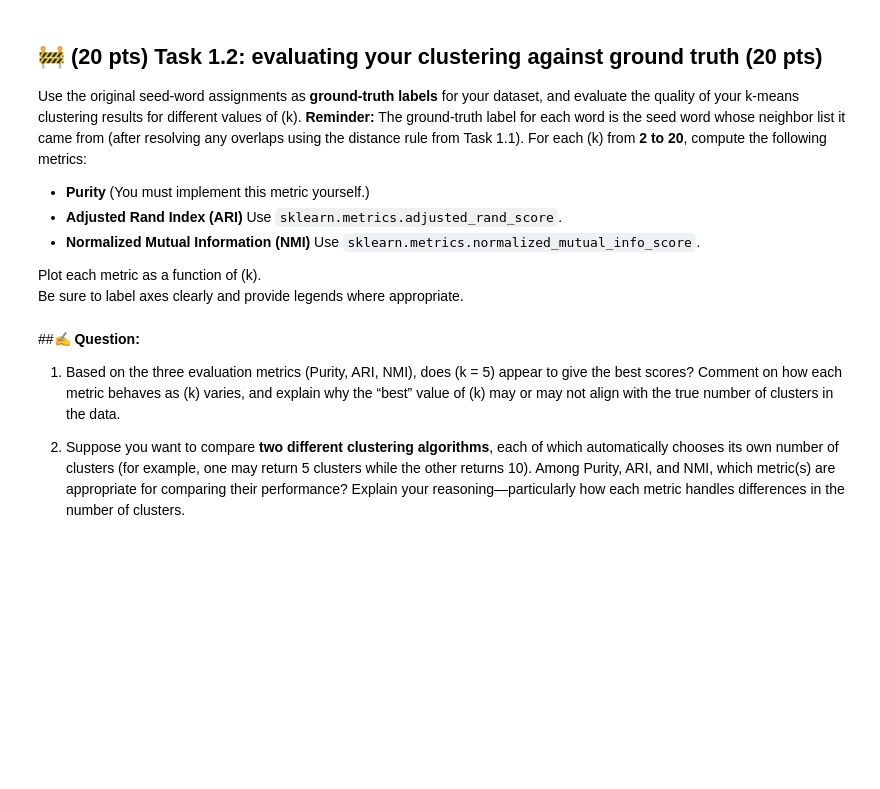
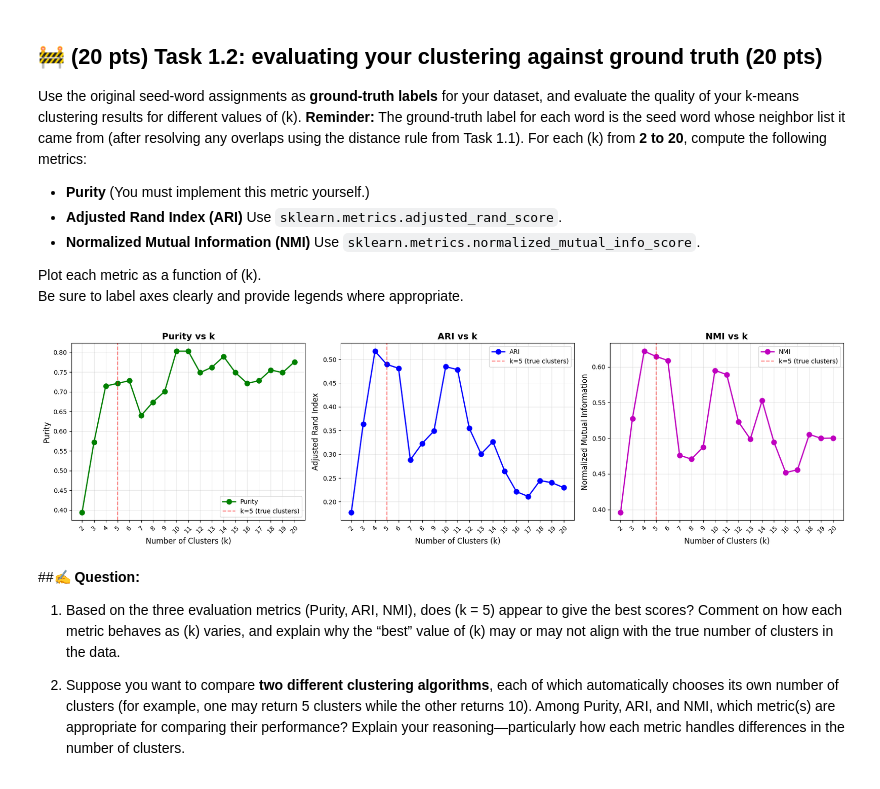
Before and after one commit to Magraz/ml-class, a Jupyter notebook: Assignment_4/IA4_2025.ipynb, the cells around one changed output. Cells and saved outputs as stored; diff of their text form; code cells hidden in the pictures; blank space fills up the shorter version.

```diff
--- a/Assignment_4/IA4_2025.ipynb
+++ b/Assignment_4/IA4_2025.ipynb
@@ -341,3 +378,68 @@ Be sure to label axes clearly and provide legends where appropriate.
+# %%
+# Store metrics for each k
+k_values = range(2, 21)
+purity_scores = []
+ari_scores = []
+nmi_scores = []
+
+# For each k, fit k-means and compute metrics
+for k in k_values:
+    # Fit k-means
+    kmeans = KMeans(n_clusters=k, random_state=42)
+    cluster_labels = kmeans.fit_predict(word_embeddings)
+
+    # Compute purity (custom implementation)
+    purity = compute_purity(word_labels, cluster_labels)
+    purity_scores.append(purity)
+
+    # Compute ARI
+    ari = adjusted_rand_score(word_labels, cluster_labels)
+    ari_scores.append(ari)
+
+    # Compute NMI
+    nmi = normalized_mutual_info_score(word_labels, cluster_labels)
+    nmi_scores.append(nmi)
+
+# Plot all three metrics as a function of k
+fig, axes = plt.subplots(1, 3, figsize=(18, 5))
+
+# Plot 1: Purity
+axes[0].plot(k_values, purity_scores, 'go-', linewidth=2, markersize=8, label='Purity')
+axes[0].axvline(x=5, color='red', linestyle='--', alpha=0.5, label='k=5 (true clusters)')
+axes[0].set_xlabel('Number of Clusters (k)', fontsize=12)
+axes[0].set_ylabel('Purity', fontsize=12)
+axes[0].set_title('Purity vs k', fontsize=14, fontweight='bold')
+axes[0].grid(True, alpha=0.3)
+axes[0].legend()
+axes[0].set_xticks(k_values)
+axes[0].tick_params(axis='x', rotation=45)
+
+# Plot 2: Adjusted Rand Index
+axes[1].plot(k_values, ari_scores, 'bo-', linewidth=2, markersize=8, label='ARI')
+axes[1].axvline(x=5, color='red', linestyle='--', alpha=0.5, label='k=5 (true clusters)')
+axes[1].set_xlabel('Number of Clusters (k)', fontsize=12)
+axes[1].set_ylabel('Adjusted Rand Index', fontsize=12)
+axes[1].set_title('ARI vs k', fontsize=14, fontweight='bold')
+axes[1].grid(True, alpha=0.3)
+axes[1].legend()
+axes[1].set_xticks(k_values)
+axes[1].tick_params(axis='x', rotation=45)
+
+# Plot 3: Normalized Mutual Information
+axes[2].plot(k_values, nmi_scores, 'mo-', linewidth=2, markersize=8, label='NMI')
+axes[2].axvline(x=5, color='red', linestyle='--', alpha=0.5, label='k=5 (true clusters)')
+axes[2].set_xlabel('Number of Clusters (k)', fontsize=12)
+axes[2].set_ylabel('Normalized Mutual Information', fontsize=12)
+axes[2].set_title('NMI vs k', fontsize=14, fontweight='bold')
+axes[2].grid(True, alpha=0.3)
+axes[2].legend()
+axes[2].set_xticks(k_values)
+axes[2].tick_params(axis='x', rotation=45)
+
+plt.tight_layout()
+plt.show()
+# %% [output]
+[figure, added]
 # %% [markdown]
 ##✍️ **Question:**
 
```
Also changed, not shown: parts of 11 cells of this notebook.
